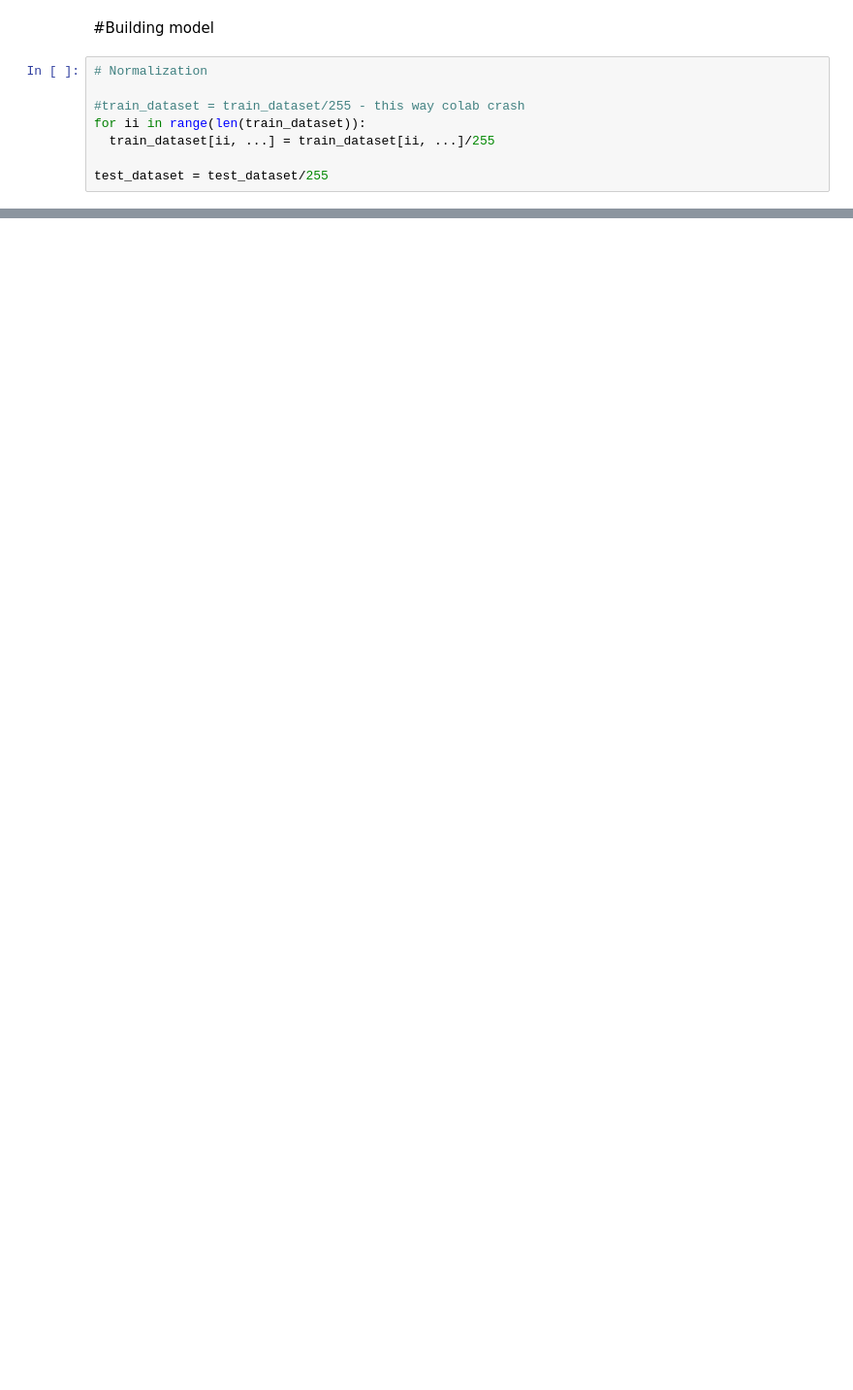
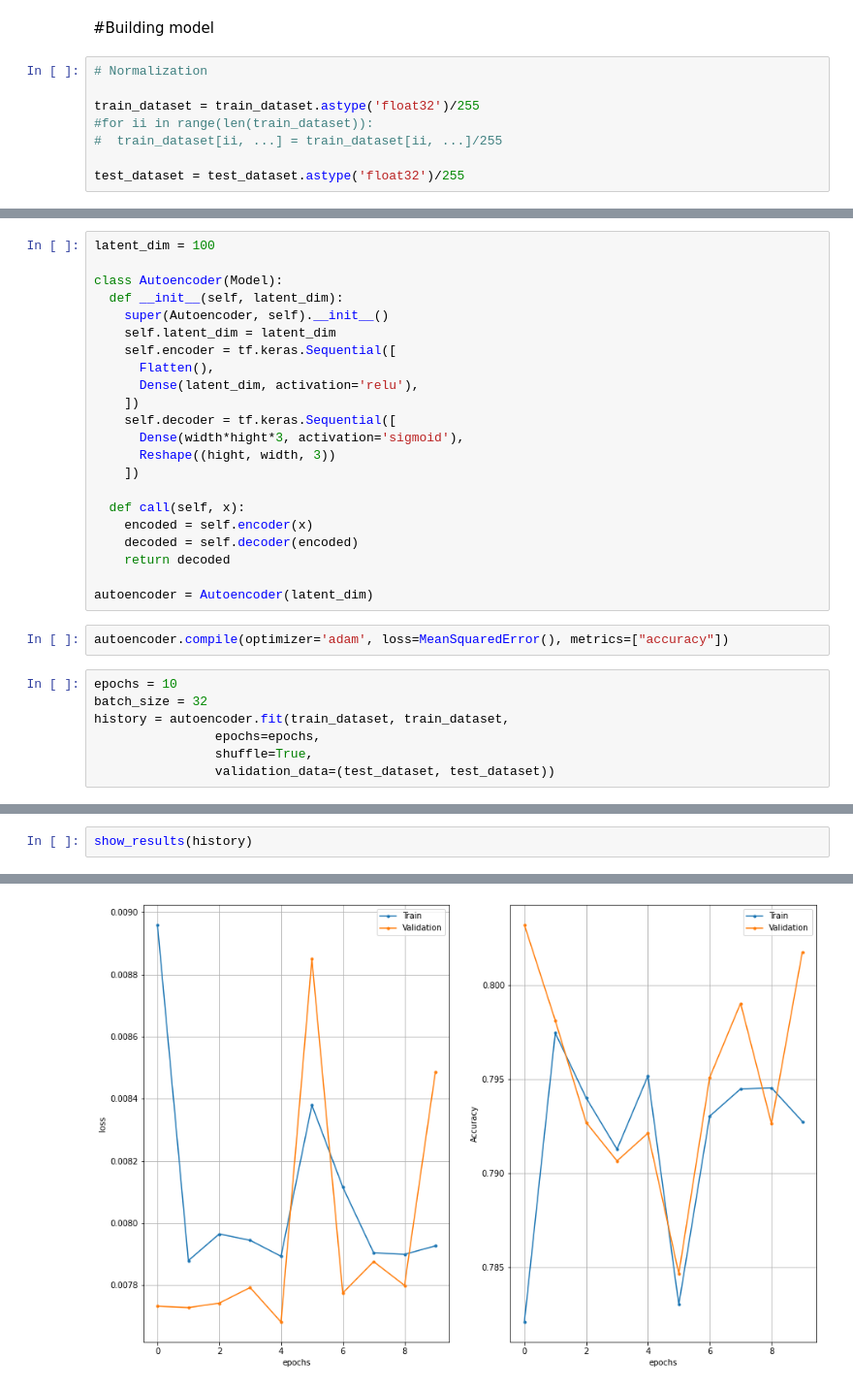
Before and after one commit to MaximNoritsyn/study_cv_robotdreams_finalproject, a Jupyter notebook: Finalproject.ipynb, the cells around one changed output, grey strips where cells are left out. Shown at 97% size. Cells and saved outputs as stored; diff of their text form; blank space fills up the shorter version.

```diff
--- a/Finalproject.ipynb
+++ b/Finalproject.ipynb
@@ -75,8 +92,8 @@ for ii in range(9):
 # %%
 # Normalization
 
-#train_dataset = train_dataset/255 - this way colab crash
-for ii in range(len(train_dataset)):
-  train_dataset[ii, ...] = train_dataset[ii, ...]/255
+train_dataset = train_dataset.astype('float32')/255
+#for ii in range(len(train_dataset)):
+#  train_dataset[ii, ...] = train_dataset[ii, ...]/255
 
-test_dataset = test_dataset/255
+test_dataset = test_dataset.astype('float32')/255
@@ -82,0 +102,31 @@ test_dataset = test_dataset/255
+# %%
+latent_dim = 100
+
+class Autoencoder(Model):
+  def __init__(self, latent_dim):
+    super(Autoencoder, self).__init__()
+    self.latent_dim = latent_dim
+    self.encoder = tf.keras.Sequential([
+      Flatten(),
+      Dense(latent_dim, activation='relu'),
+    ])
+    self.decoder = tf.keras.Sequential([
+      Dense(width*hight*3, activation='sigmoid'),
+      Reshape((hight, width, 3))
+    ])
+
+  def call(self, x):
+    encoded = self.encoder(x)
+    decoded = self.decoder(encoded)
+    return decoded
+
+autoencoder = Autoencoder(latent_dim)
+# %%
+autoencoder.compile(optimizer='adam', loss=MeanSquaredError(), metrics=["accuracy"])
+# %%
+epochs = 10
+batch_size = 32
+history = autoencoder.fit(train_dataset, train_dataset,
+                epochs=epochs,
+                shuffle=True,
+                validation_data=(test_dataset, test_dataset))
@@ -82,0 +154,3 @@ test_dataset = test_dataset/255
+# %%
+show_results(history)
+# %% [output]
@@ -82,0 +159 @@ test_dataset = test_dataset/255
+[figure, added]
```
Also changed, not shown: parts of 9 cells of this notebook.
